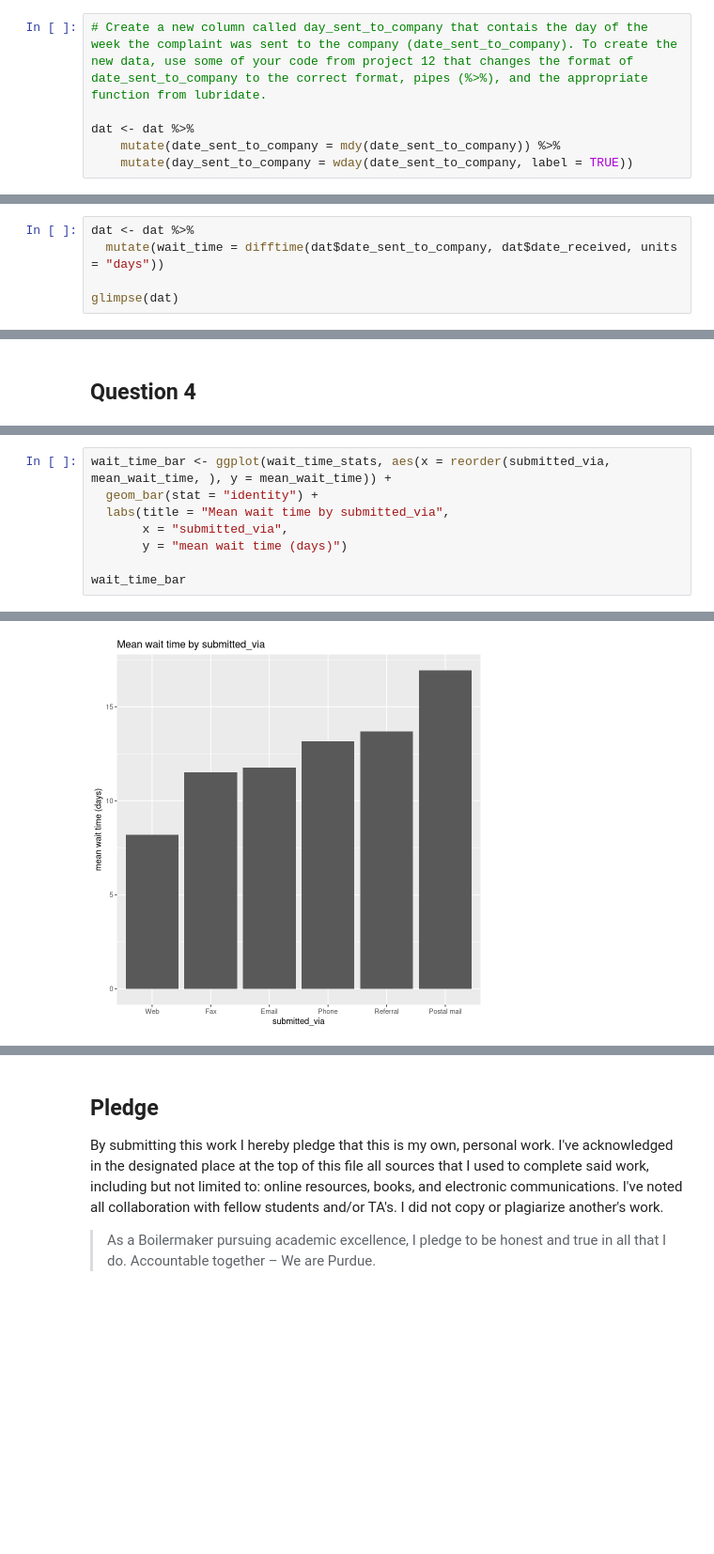
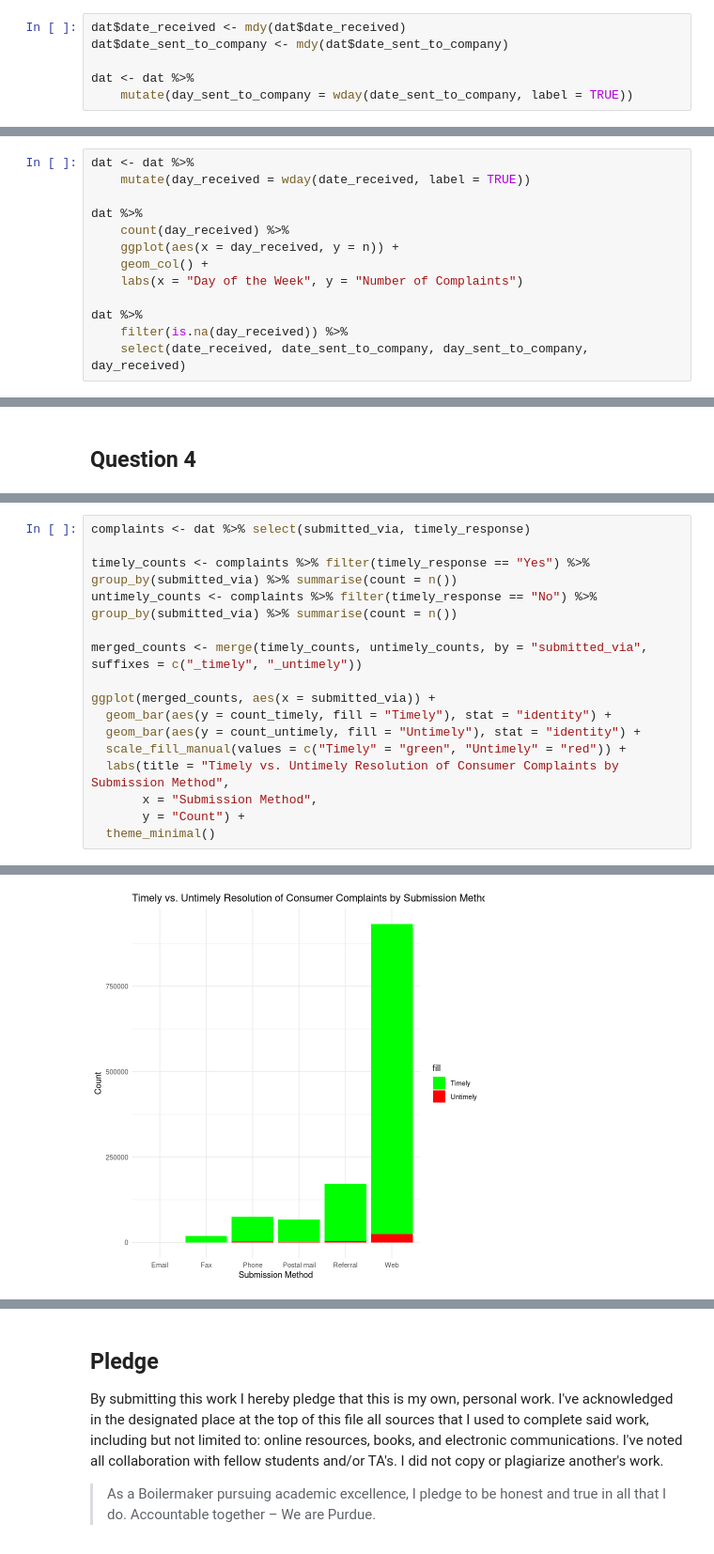
Before and after one commit to dwijenchawra/tdm202, a Jupyter notebook: project13/dwijen-chawra-project13.ipynb, the cells around one changed output, grey strips where cells are left out. Shown: that part at 94% size. Cells and saved outputs as stored; diff of their text form; blank space fills up the shorter version.

```diff
--- a/project13/dwijen-chawra-project13.ipynb
+++ b/project13/dwijen-chawra-project13.ipynb
@@ -29,6 +49,6 @@ dbl  (2): ...1, complaint_id
 # %%
-# Create a new column called day_sent_to_company that contais the day of the week the complaint was sent to the company (date_sent_to_company). To create the new data, use some of your code from project 12 that changes the format of date_sent_to_company to the correct format, pipes (%>%), and the appropriate function from lubridate.
+dat$date_received <- mdy(dat$date_received)
+dat$date_sent_to_company <- mdy(dat$date_sent_to_company)
 
 dat <- dat %>%
-    mutate(date_sent_to_company = mdy(date_sent_to_company)) %>%
     mutate(day_sent_to_company = wday(date_sent_to_company, label = TRUE))
@@ -71,7 +102,2 @@ $ complaint_id                 <dbl> 3256553, 3258621, 3257989, 3257708, 32576
 # %% [markdown]
 ## Question 3
-# %%
-dat <- dat %>%
-  mutate(wait_time = difftime(dat$date_sent_to_company, dat$date_received, units = "days"))
-
-glimpse(dat)
@@ -95,0 +104,13 @@ $ wait_time                    <drtn> 0 days, 0 days, 0 days, 0 days, 0 days,
+# %%
+dat <- dat %>%
+    mutate(day_received = wday(date_received, label = TRUE))
+
+dat %>%
+    count(day_received) %>%
+    ggplot(aes(x = day_received, y = n)) +
+    geom_col() +
+    labs(x = "Day of the Week", y = "Number of Complaints")
+
+dat %>%
+    filter(is.na(day_received)) %>%
+    select(date_received, date_sent_to_company, day_sent_to_company, day_received)
@@ -168,9 +137,17 @@ A data.frame: 12 × 6
 # %%
-wait_time_bar <- ggplot(wait_time_stats, aes(x = reorder(submitted_via, mean_wait_time, ), y = mean_wait_time)) +
-  geom_bar(stat = "identity") +
-  labs(title = "Mean wait time by submitted_via",
-       x = "submitted_via",
-       y = "mean wait time (days)")
+complaints <- dat %>% select(submitted_via, timely_response)
 
-wait_time_bar
+timely_counts <- complaints %>% filter(timely_response == "Yes") %>% group_by(submitted_via) %>% summarise(count = n())
+untimely_counts <- complaints %>% filter(timely_response == "No") %>% group_by(submitted_via) %>% summarise(count = n())
+
+merged_counts <- merge(timely_counts, untimely_counts, by = "submitted_via", suffixes = c("_timely", "_untimely"))
+
+ggplot(merged_counts, aes(x = submitted_via)) +
+  geom_bar(aes(y = count_timely, fill = "Timely"), stat = "identity") +
+  geom_bar(aes(y = count_untimely, fill = "Untimely"), stat = "identity") +
+  scale_fill_manual(values = c("Timely" = "green", "Untimely" = "red")) +
+  labs(title = "Timely vs. Untimely Resolution of Consumer Complaints by Submission Method",
+       x = "Submission Method",
+       y = "Count") +
+  theme_minimal()
 # %% [output]
@@ -179 +154 @@ Defaulting to continuous.
-[figure, old version]
+[figure, new version]
```
Also changed, not shown: parts of 21 cells of this notebook.
